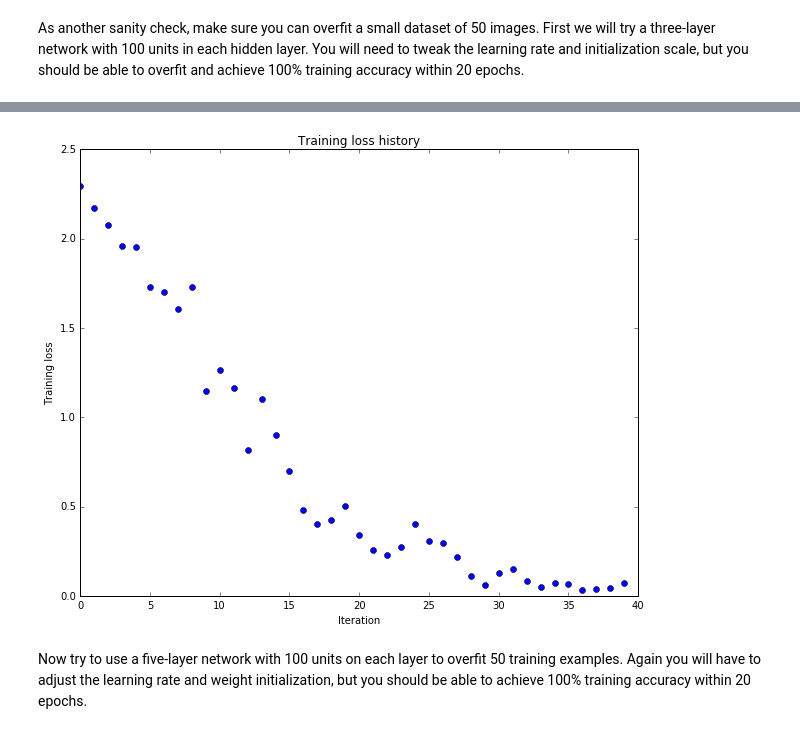
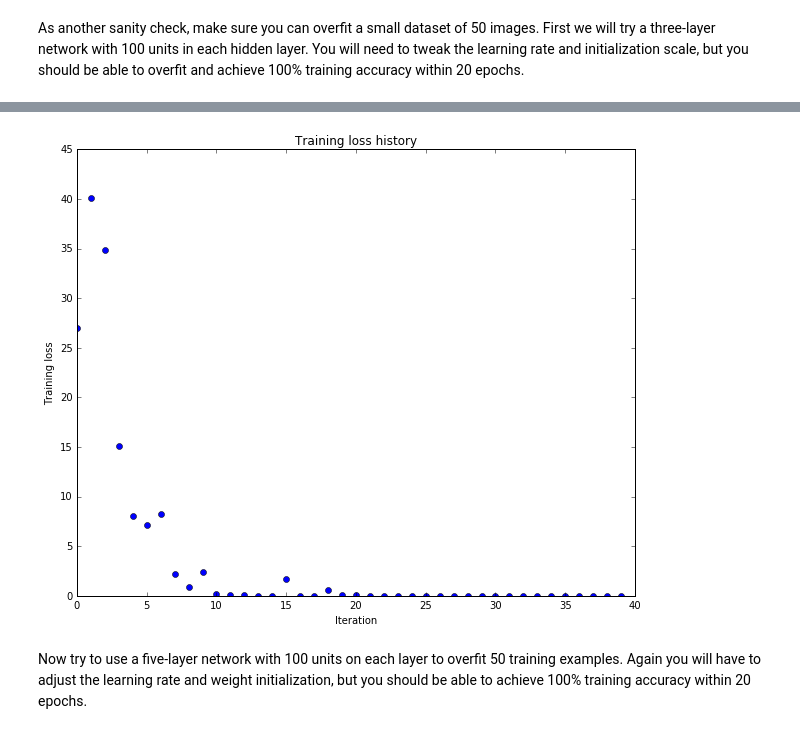
Before and after one commit to TheRevanchist/cs231n, a Jupyter notebook: assignment2/FullyConnectedNets.ipynb, the cells around one changed output, grey strips where cells are left out. Cells and saved outputs as stored; diff of their text form; code cells hidden in the pictures.

```diff
--- a/assignment2/FullyConnectedNets.ipynb
+++ b/assignment2/FullyConnectedNets.ipynb
@@ -416,8 +420,8 @@ small_data = {
   'y_val': data['y_val'],
 }
 
-weight_scale = 1e-2
-learning_rate = 1e-2
+weight_scale = (1e-1)/2.0
+learning_rate = 1e-3
 model = FullyConnectedNet([100, 100],
               weight_scale=weight_scale, dtype=np.float64)
 solver = Solver(model, small_data,
@@ -455,4 +459,4 @@ plt.show()
-[figure, old version]
+[figure, new version]
 # %% [markdown]
 Now try to use a five-layer network with 100 units on each layer to overfit 50 training examples. Again you will have to adjust the learning rate and weight initialization, but you should be able to achieve 100% training accuracy within 20 epochs.
 # %%
```
Also changed, not shown: parts of 16 cells of this notebook, 5 other files.
